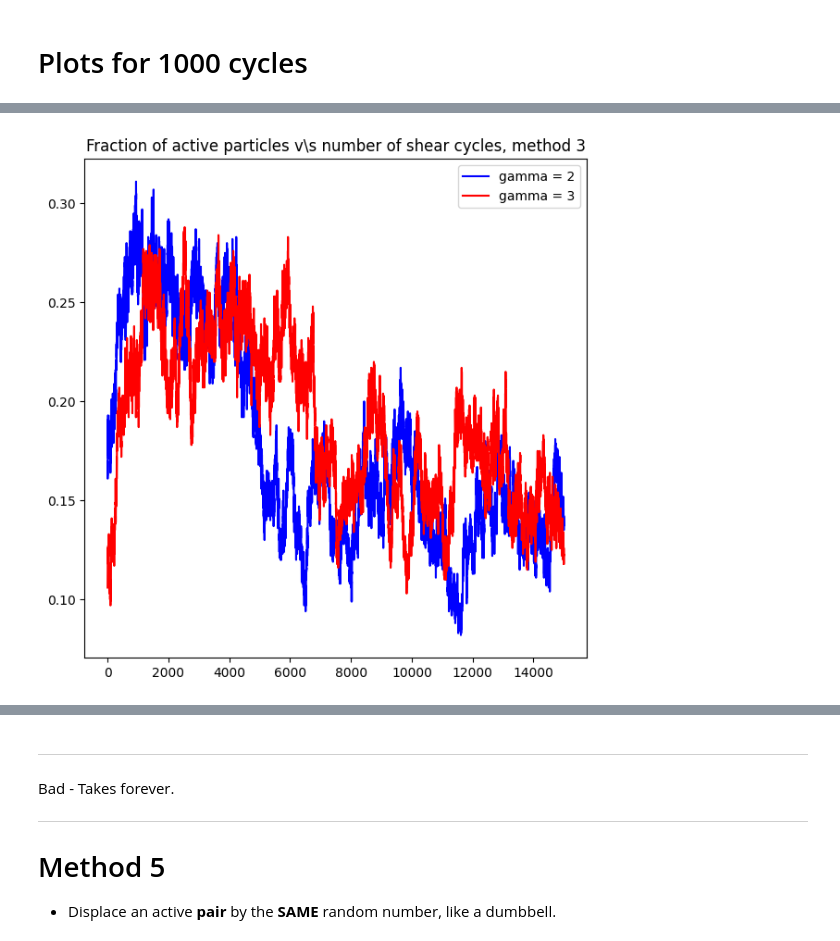
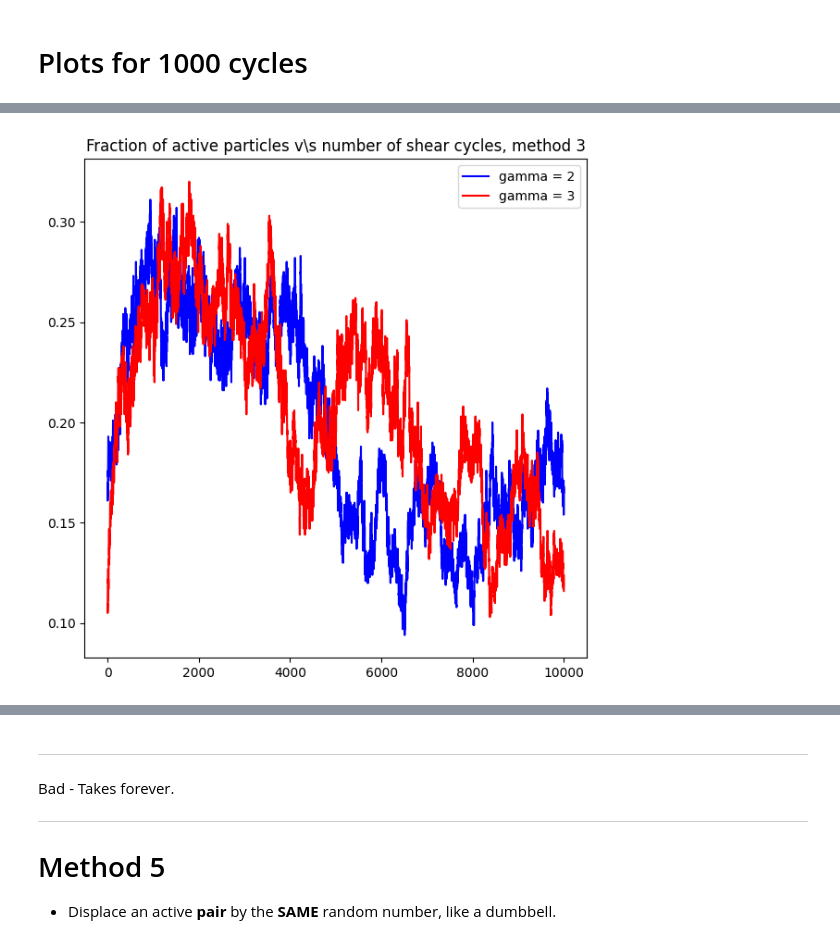
Before and after one commit to shreeganeshasharma/ParticleSimulations, a Jupyter notebook: ShearCycles.ipynb, the cells around one changed output, grey strips where cells are left out. Saved outputs shown, nothing was run; the diff lists cells and outputs as text; code cells hidden in the pictures.

```diff
--- a/ShearCycles.ipynb
+++ b/ShearCycles.ipynb
@@ -946,17 +910,17 @@ plt.show()
 # %%
-#Method3 for 15,000 cycles
+#Method3 for 10,000 cycles
 #Method 3
-fil1 = np.genfromtxt("/content/sample_data/fa1_3_15k.csv", delimiter = ',')
-fil2 = np.genfromtxt("/content/sample_data/fa2_3_15k.csv", delimiter = ',')
+fil1 = np.genfromtxt("/content/sample_data/fa1_10k.csv", delimiter = ',')
+fil2 = np.genfromtxt("/content/sample_data/fa2_10k.csv", delimiter = ',')
 
 plt.figure(figsize=(7, 7))
 plt.title("Fraction of active particles v\s number of shear cycles, method 3")
 plt.plot(fil1, 'b', label = "gamma = 2")
 plt.plot(fil2, 'r', label = "gamma = 3")
 plt.legend()
 plt.show()
 # %% [output]
-[figure, old version]
+[figure, new version]
 # %%
 #Method 4
 fil1 = np.genfromtxt("/content/sample_data/fa1_4.csv", delimiter = ',')
```
Also changed, not shown: parts of 18 cells of this notebook.
